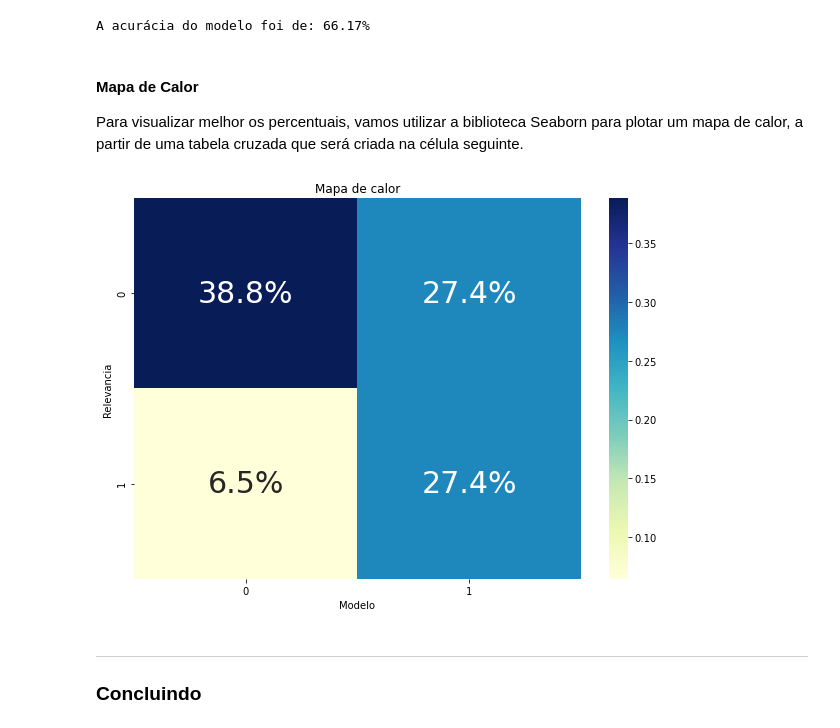
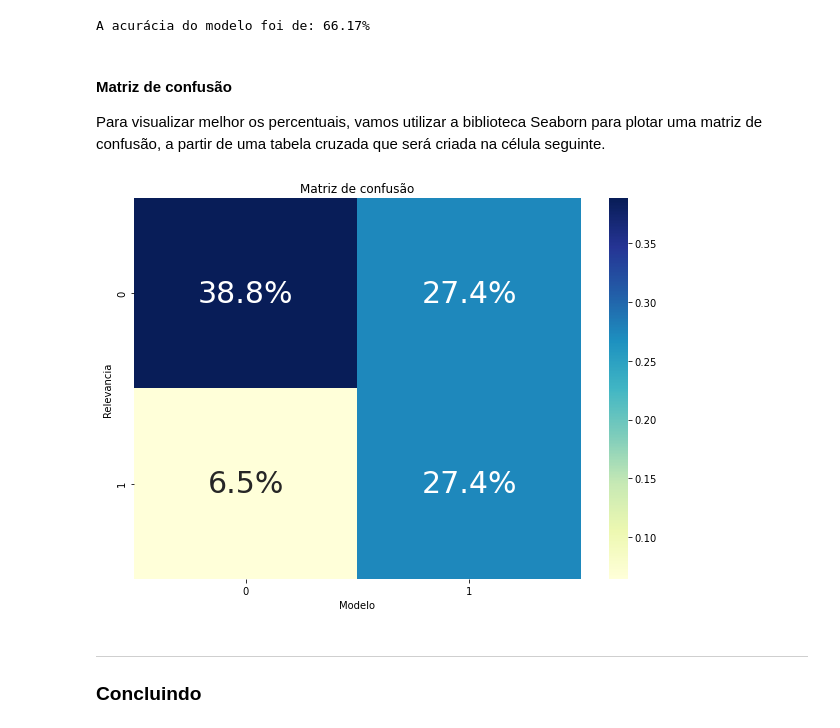
Before and after one commit to xValentim/Classificador_automatico_de_sentimentos, a Jupyter notebook: Classificador_NaiveBayes_Loki.ipynb, the cells around one changed output. Drawn from its saved outputs; the diff is of its cells as text; code cells hidden in the pictures.

```diff
--- a/Classificador_NaiveBayes_Loki.ipynb
+++ b/Classificador_NaiveBayes_Loki.ipynb
@@ -155,6 +176,8 @@ nltk.download('stopwords')
 prep = nltk.corpus.stopwords.words('portuguese')
 prep.append('')
 prep = prep + ['n', 's', 'pq', 'q', 'to', 'pra', 'ja']
+prep.remove('não')
+prep
 # %% [output]
 [nltk_data] Downloading package stopwords to
 [nltk_data]     C:\Users\gabri\AppData\Roaming\nltk_data...
@@ -481,16 +530,16 @@ def calcula_metricas(testing):
     acuracia = (verdadeiros_negativos+verdadeiros_positivos)
     return (verdadeiros_positivos * 100)/test.shape[0], (falsos_positivos * 100)/test.shape[0], (verdadeiros_negativos * 100)/test.shape[0], (falsos_negativos * 100)/test.shape[0], (acuracia * 100)/test.shape[0]
 # %% [markdown]
-#### Mapa de Calor
-Para visualizar melhor os percentuais, vamos utilizar a biblioteca Seaborn para plotar um mapa de calor, a partir de uma tabela cruzada que será criada na célula seguinte.
+#### Matriz de confusão
+Para visualizar melhor os percentuais, vamos utilizar a biblioteca Seaborn para plotar uma matriz de confusão, a partir de uma tabela cruzada que será criada na célula seguinte.
 # %%
 tabela_cruzada = pd.crosstab(test.Relevancia, test.Modelo, normalize=True)
 plt.figure(figsize=(10,7))
-plt.title('Mapa de calor')
+plt.title('Matriz de confusão')
 sn.heatmap(tabela_cruzada, annot=True, annot_kws={"size": 30}, fmt='.1%', cmap='YlGnBu')
 plt.show()
 # %% [output]
-[figure, old version]
+[figure, new version]
 # %% [markdown]
 ___
 ### Concluindo
```
Also changed, not shown: parts of 14 cells of this notebook.
